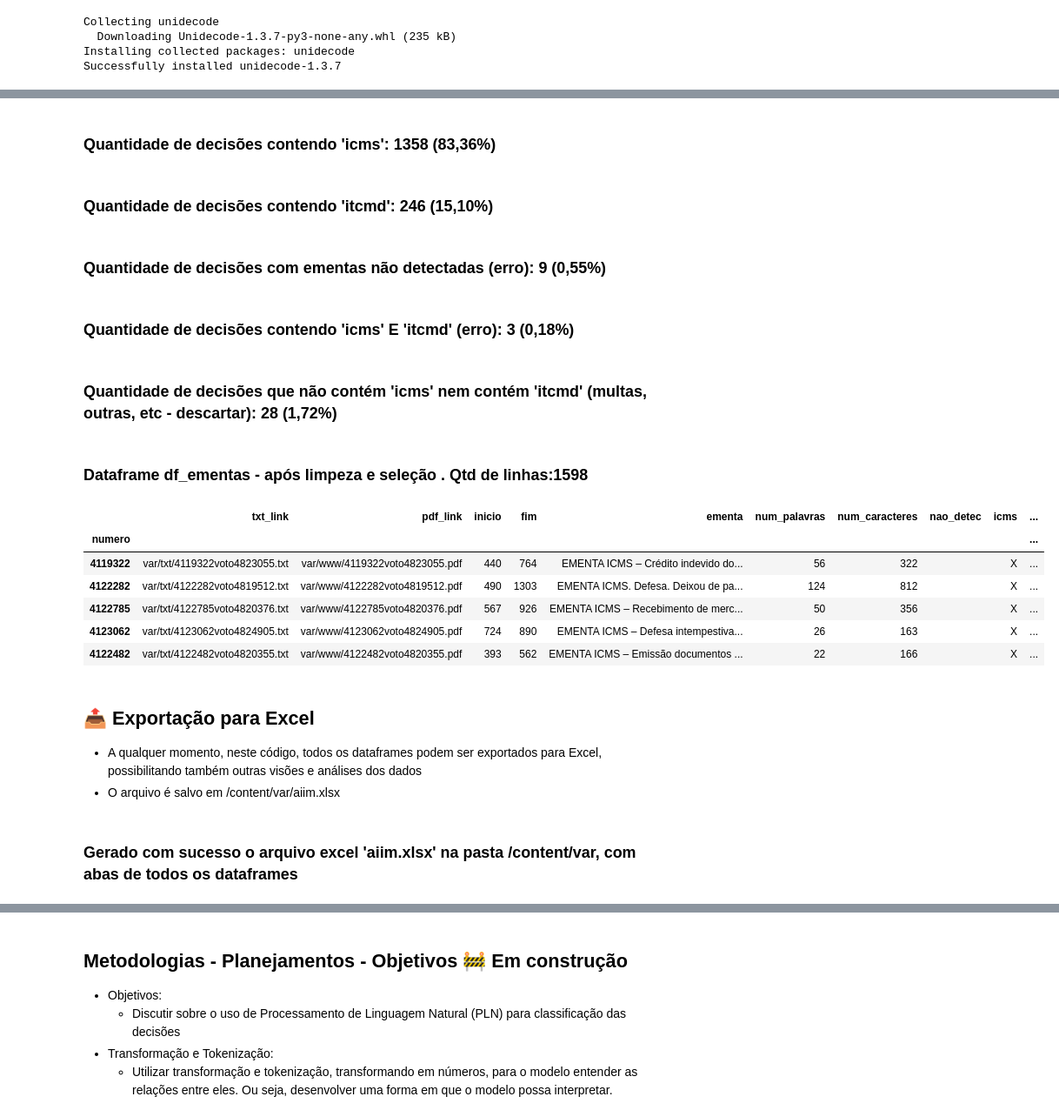
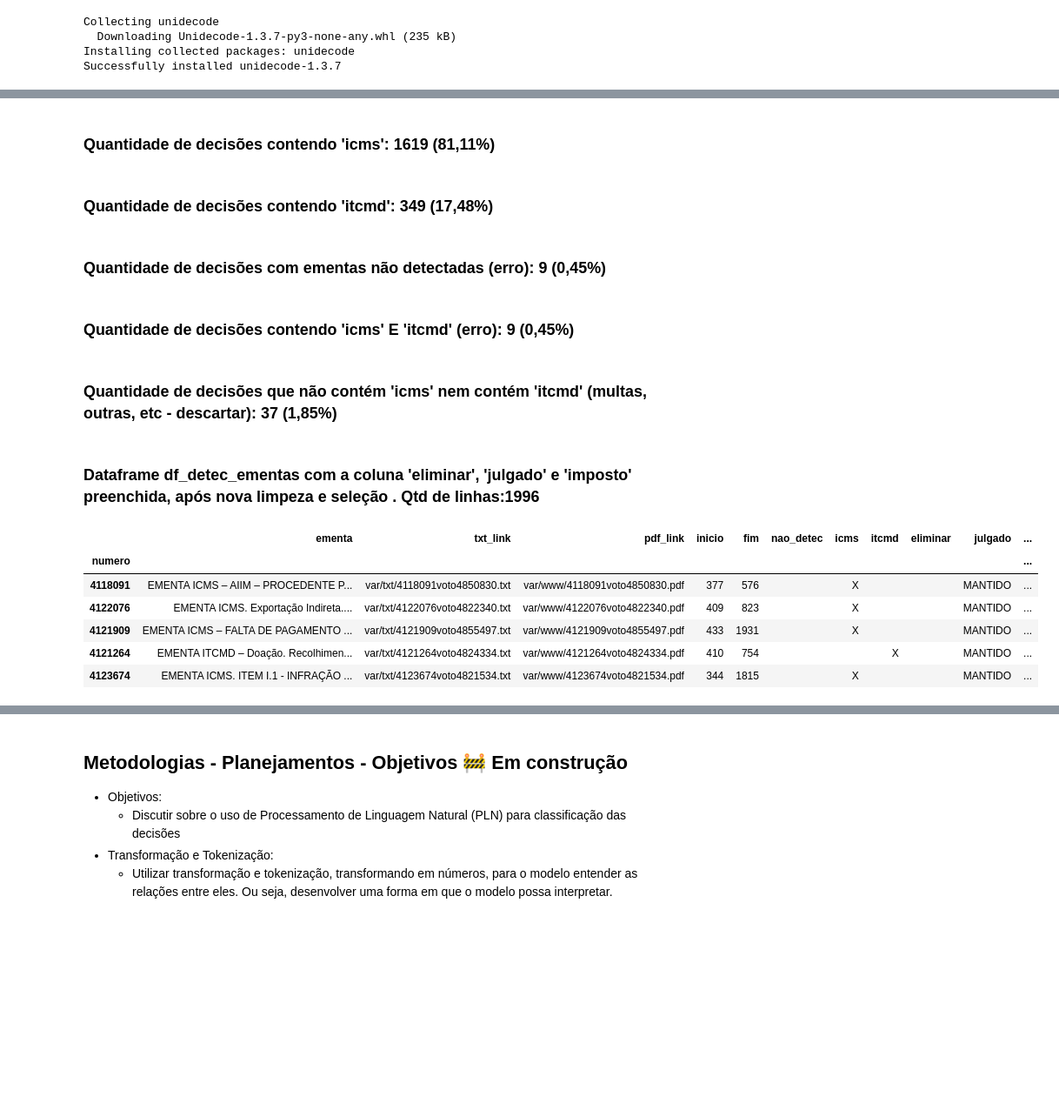
Before and after one commit to pmarote/tcc, a Jupyter notebook: tcc.ipynb, the cells around one changed output, grey strips where cells are left out. Shown: that part at 87% size. Drawn from its saved outputs; the diff is of its cells as text; code cells hidden in the pictures; blank space fills up the shorter version.

```diff
--- a/tcc.ipynb
+++ b/tcc.ipynb
@@ -620,66 +570,46 @@ Arquivo /content/ementas_nd.zip criado com sucesso a partir do dataframe df_emen
   - Ao mesmo tempo, começam a ser estudados os primeiros padrões (no caso, 'icms' e 'itcmd')
 # %%
 # Contar quantas vezes 'icms' aparece no campo 'ementa'
-mask_icms = df_ementas['ementa'].str.contains('icms', case=False, na=False)
+mask_icms = df_detec_ementas['ementa'].str.contains('icms', case=False, na=False)
 qtd_icms = mask_icms.sum()
 # Combinar as máscaras com o operador & (E lógico) e somar os True
-mask_itcmd = df_ementas['ementa'].str.contains('itcmd', case=False, na=False)
+mask_itcmd = df_detec_ementas['ementa'].str.contains('itcmd', case=False, na=False)
 qtd_itcmd = mask_itcmd.sum()
-display(HTML(f"<h3>Quantidade de decisões contendo 'icms': {qtd_icms} ({two_dec_f(qtd_icms / df_ementas.shape[0] * 100)}%)</h3>"))
-display(HTML(f"<h3>Quantidade de decisões contendo 'itcmd': {qtd_itcmd} ({two_dec_f(qtd_itcmd / df_ementas.shape[0] * 100)}%)</h3>"))
+display(HTML(f"<h3>Quantidade de decisões contendo 'icms': {qtd_icms} ({two_dec_f(qtd_icms / df_detec_ementas.shape[0] * 100)}%)</h3>"))
+display(HTML(f"<h3>Quantidade de decisões contendo 'itcmd': {qtd_itcmd} ({two_dec_f(qtd_itcmd / df_detec_ementas.shape[0] * 100)}%)</h3>"))
 
-mask_nao_detec = df_ementas['nao_detec'].eq('X')
+mask_nao_detec = df_detec_ementas['nao_detec'].eq('X')
 qtd_nao_detec = mask_nao_detec.sum()
 display(HTML(f"<h3>Quantidade de decisões com ementas não detectadas (erro): "
-             + f"{qtd_nao_detec} ({two_dec_f(qtd_nao_detec / df_ementas.shape[0] * 100)}%)</h3>"))
+             + f"{qtd_nao_detec} ({two_dec_f(qtd_nao_detec / df_detec_ementas.shape[0] * 100)}%)</h3>"))
 qtd_icms_itcmd = (mask_icms & mask_itcmd).sum()
 qtd_not_icms_not_itcmd = (~mask_icms & ~mask_itcmd).sum()
-display(HTML(f"<h3>Quantidade de decisões contendo 'icms' E 'itcmd' (erro): {qtd_icms_itcmd} ({two_dec_f(qtd_icms_itcmd / df_ementas.shape[0] * 100)}%)</h3>"))
-display(HTML(f"<h3>Quantidade de decisões que não contém 'icms' nem contém 'itcmd' (multas, outras, etc - descartar): {qtd_not_icms_not_itcmd} ({two_dec_f(qtd_not_icms_not_itcmd / df_ementas.shape[0] * 100)}%)</h3>"))
-
-df_ementas['eliminar'] = np.where(mask_nao_detec | (mask_icms & mask_itcmd) | (~mask_icms & ~mask_itcmd), 'X', '')
-# Eliminar a linhas onde df_ementas[df_ementas['eliminar'] == 'X'].index, usando o método drop
-df_ementas.drop(df_ementas[df_ementas['eliminar'] == 'X'].index, inplace=True)
+display(HTML(f"<h3>Quantidade de decisões contendo 'icms' E 'itcmd' (erro): {qtd_icms_itcmd} ({two_dec_f(qtd_icms_itcmd / df_detec_ementas.shape[0] * 100)}%)</h3>"))
+display(HTML(f"<h3>Quantidade de decisões que não contém 'icms' nem contém 'itcmd' (multas, outras, etc - descartar): {qtd_not_icms_not_itcmd} ({two_dec_f(qtd_not_icms_not_itcmd / df_detec_ementas.shape[0] * 100)}%)</h3>"))
+df_detec_ementas['eliminar'] = np.where(mask_nao_detec | (mask_icms & mask_itcmd) | (~mask_icms & ~mask_itcmd), 'X', '')
 
 # Relacionando a coluna 'julgado' de df_dpi para df_ementas usando os índices como chave
-df_ementas['julgado'] = df_ementas.index.map(df_dpi['julgado'])
+df_detec_ementas['julgado'] = df_detec_ementas.index.map(df_dpi['julgado'])
 # Retirar o início e fim, mantendo somente 'MANTIDO' ou 'CANCELADO'
-df_ementas['julgado'] = df_ementas['julgado'].apply(lambda x: x[12:-40] if isinstance(x, str) else x)
+df_detec_ementas['julgado'] = df_detec_ementas['julgado'].apply(lambda x: x[12:-40] if isinstance(x, str) else x)
 
-display(HTML(f'<h3>Dataframe df_ementas - após limpeza e seleção . Qtd de linhas:{df_ementas.shape[0]}</h3>'))
-display(df_ementas.head())
+# Criação da coluna 'imposto'
+df_detec_ementas['imposto'] = np.where(df_detec_ementas['icms'] == 'X', 'ICMS',
+                                 np.where(df_detec_ementas['itcmd'] == 'X', 'ITCMD', np.nan))
+display(HTML(f"<h3>Dataframe df_detec_ementas com a coluna 'eliminar', 'julgado' e 'imposto' preenchida, após nova limpeza e seleção . Qtd de linhas:{df_detec_ementas.shape[0]}</h3>"))
+display(df_detec_ementas.head())
 # %% [output]
-Quantidade de decisões contendo 'icms': 1358 (83,36%)
+Quantidade de decisões contendo 'icms': 1619 (81,11%)
-Quantidade de decisões contendo 'itcmd': 246 (15,10%)
+Quantidade de decisões contendo 'itcmd': 349 (17,48%)
-Quantidade de decisões com ementas não detectadas (erro): 9 (0,55%)
+Quantidade de decisões com ementas não detectadas (erro): 9 (0,45%)
-Quantidade de decisões contendo 'icms' E 'itcmd' (erro): 3 (0,18%)
+Quantidade de decisões contendo 'icms' E 'itcmd' (erro): 9 (0,45%)
-Quantidade de decisões que não contém 'icms' nem contém 'itcmd' (multas, outras, etc - descartar): 28 (1,72%)
+Quantidade de decisões que não contém 'icms' nem contém 'itcmd' (multas, outras, etc - descartar): 37 (1,85%)
-Dataframe df_ementas - após limpeza e seleção . Qtd de linhas:1598
+Dataframe df_detec_ementas com a coluna 'eliminar', 'julgado' e 'imposto' preenchida, após nova limpeza e seleção . Qtd de linhas:1996
-|  | txt_link | pdf_link | inicio | fim | ementa | num_palavras | num_caracteres | nao_detec | icms | ... |
-| numero |  |  |  |  |  |  |  |  |  | ... |
-| 4119322 | var/txt/4119322voto4823055.txt | var/www/4119322voto4823055.pdf | 440 | 764 | EMENTA ICMS – Crédito indevido do... | 56 | 322 |  | X | ... |
-| 4122282 | var/txt/4122282voto4819512.txt | var/www/4122282voto4819512.pdf | 490 | 1303 | EMENTA ICMS. Defesa. Deixou de pa... | 124 | 812 |  | X | ... |
-| 4122785 | var/txt/4122785voto4820376.txt | var/www/4122785voto4820376.pdf | 567 | 926 | EMENTA ICMS – Recebimento de merc... | 50 | 356 |  | X | ... |
-| 4123062 | var/txt/4123062voto4824905.txt | var/www/4123062voto4824905.pdf | 724 | 890 | EMENTA ICMS – Defesa intempestiva... | 26 | 163 |  | X | ... |
-| 4122482 | var/txt/4122482voto4820355.txt | var/www/4122482voto4820355.pdf | 393 | 562 | EMENTA ICMS – Emissão documentos ... | 22 | 166 |  | X | ... |
+|  | ementa | txt_link | pdf_link | inicio | fim | nao_detec | icms | itcmd | eliminar | julgado | ... |
+| numero |  |  |  |  |  |  |  |  |  |  | ... |
+| 4118091 | EMENTA ICMS – AIIM – PROCEDENTE P... | var/txt/4118091voto4850830.txt | var/www/4118091voto4850830.pdf | 377 | 576 |  | X |  |  | MANTIDO | ... |
+| 4122076 | EMENTA ICMS. Exportação Indireta.... | var/txt/4122076voto4822340.txt | var/www/4122076voto4822340.pdf | 409 | 823 |  | X |  |  | MANTIDO | ... |
+| 4121909 | EMENTA ICMS – FALTA DE PAGAMENTO ... | var/txt/4121909voto4855497.txt | var/www/4121909voto4855497.pdf | 433 | 1931 |  | X |  |  | MANTIDO | ... |
+| 4121264 | EMENTA ITCMD – Doação. Recolhimen... | var/txt/4121264voto4824334.txt | var/www/4121264voto4824334.pdf | 410 | 754 |  |  | X |  | MANTIDO | ... |
+| 4123674 | EMENTA ICMS. ITEM I.1 - INFRAÇÃO ... | var/txt/4123674voto4821534.txt | var/www/4123674voto4821534.pdf | 344 | 1815 |  | X |  |  | MANTIDO | ... |
-# %% [markdown]
-## 📤 Exportação para Excel
-
-  - A qualquer momento, neste código, todos os dataframes podem ser exportados para Excel, possibilitando também outras visões e análises dos dados
-  - O arquivo é salvo em /content/var/aiim.xlsx
-# %%
-with pd.ExcelWriter(os.path.join(config['VAR_DIR'], 'aiim.xlsx')) as writer:
-    df_aiim.to_excel(writer, sheet_name='aiim')
-    df_aiim_mov.to_excel(writer, sheet_name='aiim_mov')
-    df_aiim_decis.to_excel(writer, sheet_name='aiim_decis')
-    df_dec.to_excel(writer, sheet_name='decis', index=False)
-    df_dpi.to_excel(writer, sheet_name='decis_prim_inst')
-    df_distr_julg.to_excel(writer, sheet_name='df_distr_julg', index=False)
-    df_ementas.to_excel(writer, sheet_name='df_ementas')
-
-display(HTML("<h3>Gerado com sucesso o arquivo excel 'aiim.xlsx'"
-             + f" na pasta {config['VAR_DIR']},"
-             + f" com abas de todos os dataframes</h3>"))
-# %% [output]
-Gerado com sucesso o arquivo excel 'aiim.xlsx' na pasta /content/var, com abas de todos os dataframes
 # %% [markdown]
```
Also changed, not shown: parts of 44 cells of this notebook.
